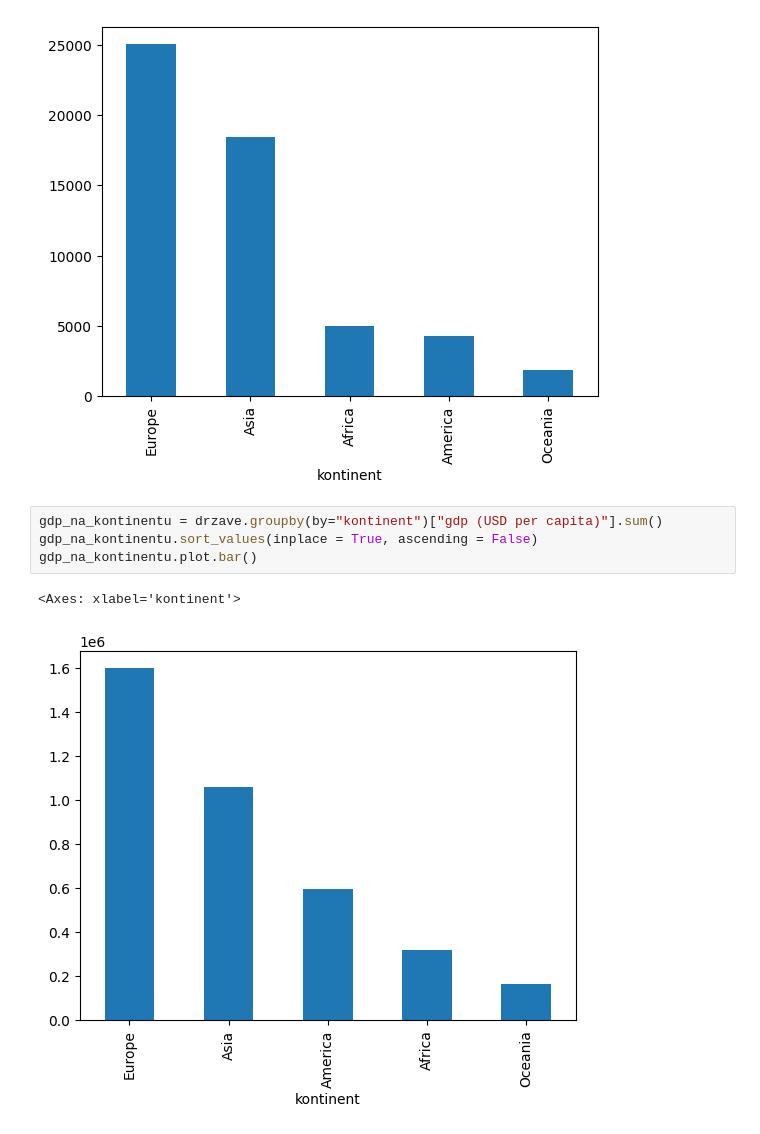
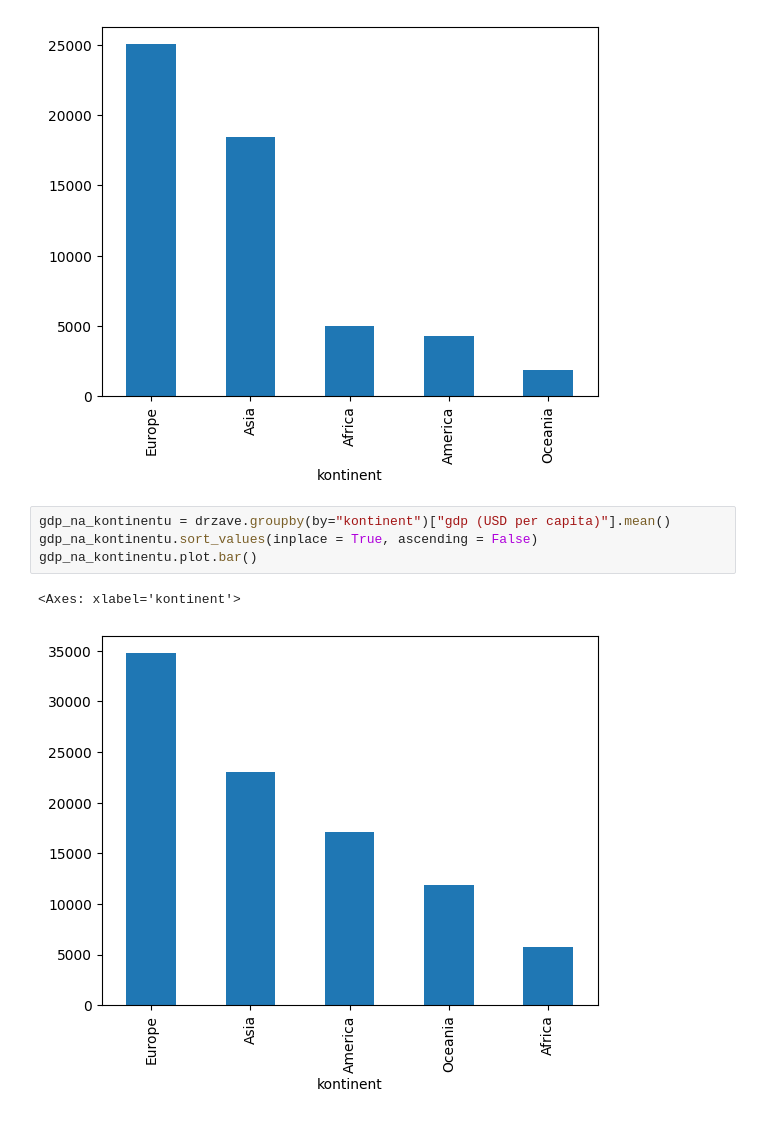
Before and after one commit to mianardin/Projektna_naloga, a Jupyter notebook: Analiza.ipynb, the cells around one changed output. Cells and saved outputs as stored; diff of their text form.

```diff
--- a/Analiza.ipynb
+++ b/Analiza.ipynb
@@ -48,9 +41,9 @@ gostota_na_kontinentu.plot.bar()
 <Axes: xlabel='kontinent'>
 [figure]
 # %%
-gdp_na_kontinentu = drzave.groupby(by="kontinent")["gdp (USD per capita)"].sum()
+gdp_na_kontinentu = drzave.groupby(by="kontinent")["gdp (USD per capita)"].mean()
 gdp_na_kontinentu.sort_values(inplace = True, ascending = False)
 gdp_na_kontinentu.plot.bar()
 # %% [output]
 <Axes: xlabel='kontinent'>
-[figure, old version]
+[figure, new version]
```
Also changed, not shown: parts of 5 cells of this notebook.
